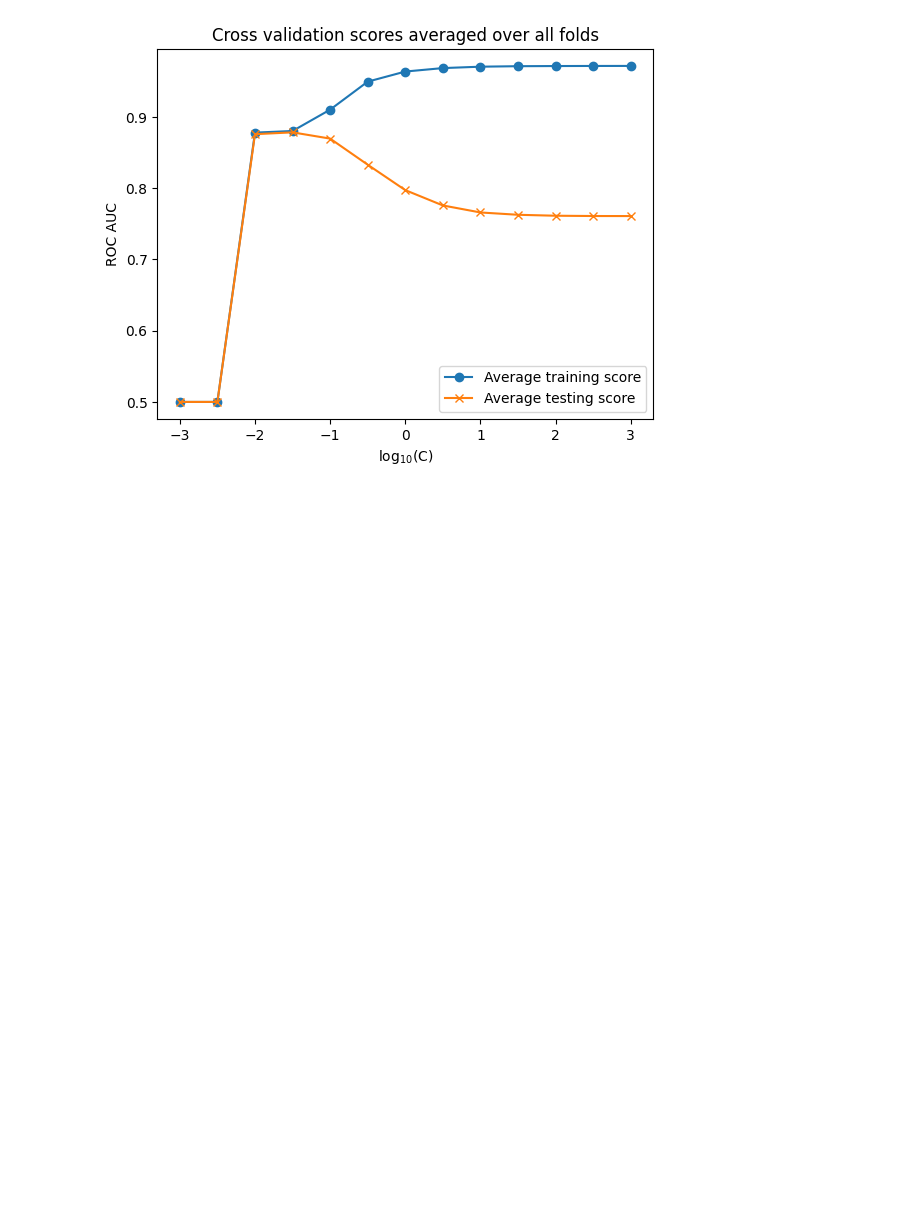
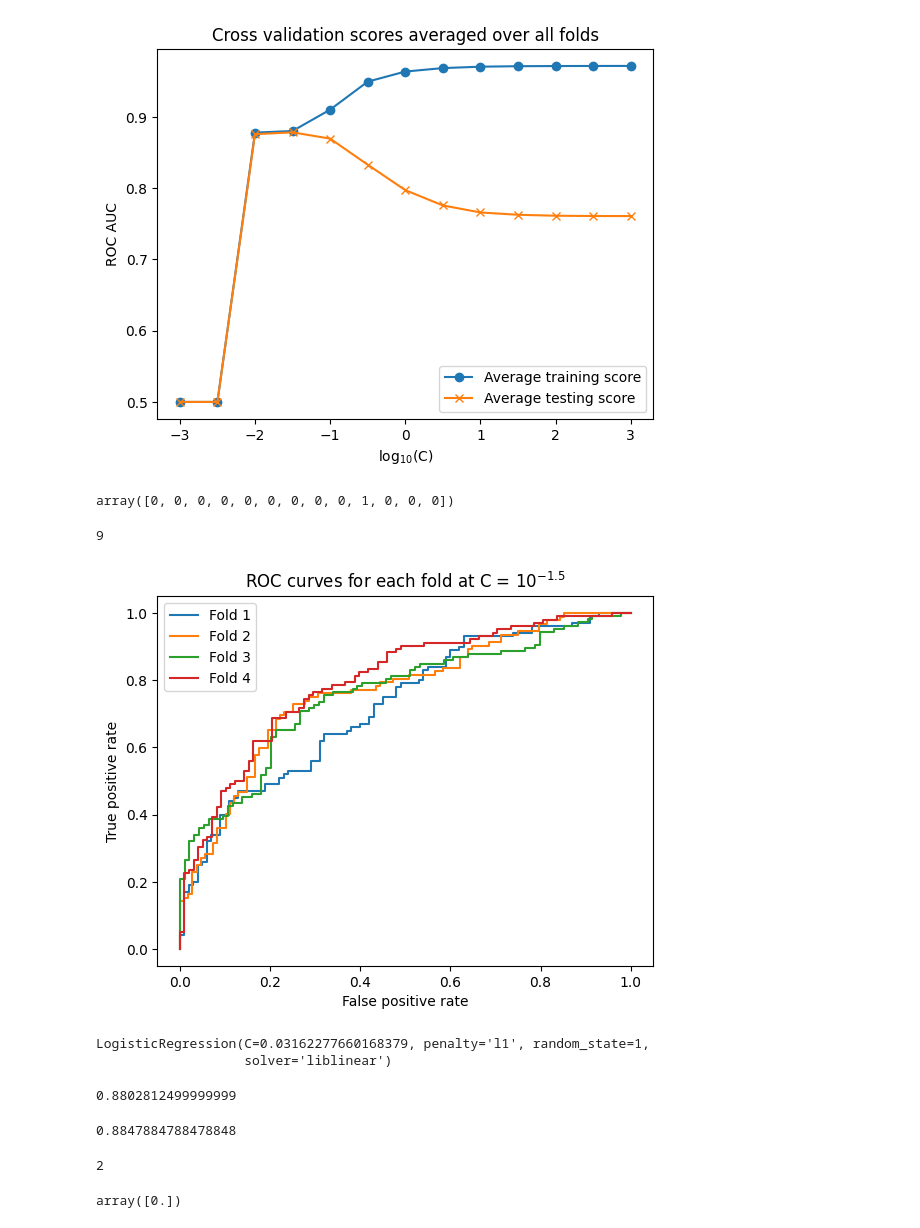
Before and after one commit to danzpy/book-data-science-projects-with-python, a Jupyter notebook: predicao-bons-pagadores.ipynb, the cells around one changed output. Drawn from its saved outputs; the diff is of its cells as text; code cells hidden in the pictures; blank space fills up the shorter version.

```diff
--- a/predicao-bons-pagadores.ipynb
+++ b/predicao-bons-pagadores.ipynb
@@ -1137,3 +1137,48 @@ plt.legend()
 plt.title('Cross validation scores averaged over all folds');
 # %% [output]
 [figure]
+# %%
+best_C_val_bool = C_val_exponents == -1.5
+best_C_val_bool.astype(int)
+# %% [output]
+array([0, 0, 0, 0, 0, 0, 0, 0, 0, 1, 0, 0, 0])
+# %%
+best_C_val_ix = np.nonzero(best_C_val_bool.astype(int))
+best_C_val_ix[0][0]
+# %% [output]
+9
+# %%
+for this_fold in range(n_folds):
+    fpr = cv_test_roc[best_C_val_ix[0][0]][this_fold][0]
+    tpr = cv_test_roc[best_C_val_ix[0][0]][this_fold][1]
+    plt.plot(fpr, tpr, label='Fold {}'.format(this_fold+1))
+    plt.xlabel('False positive rate')
+    plt.ylabel('True positive rate')
+    plt.title('ROC curves for each fold at C = $10^{-1.5}$')
+    plt.legend()
+# %% [output]
+[figure, added]
+# %%
+lr_syn.C = 10**(-1.5)
+lr_syn.fit(X_syn_train, y_syn_train)
+# %% [output]
+LogisticRegression(C=0.03162277660168379, penalty='l1', random_state=1,
+                   solver='liblinear')
+# %%
+y_syn_train_predict_proba = lr_syn.predict_proba(X_syn_train)
+metrics.roc_auc_score(y_syn_train, y_syn_train_predict_proba[:,1])
+# %% [output]
+0.8802812499999999
+# %%
+y_syn_test_predict_proba = lr_syn.predict_proba(X_syn_test)
+metrics.roc_auc_score(y_syn_test, y_syn_test_predict_proba[:,1])
+# %% [output]
+0.8847884788478848
+# %%
+sum((lr_syn.coef_ != 0)[0])
+# %% [output]
+2
+# %%
+lr_syn.intercept_
+# %% [output]
+array([0.])
```
